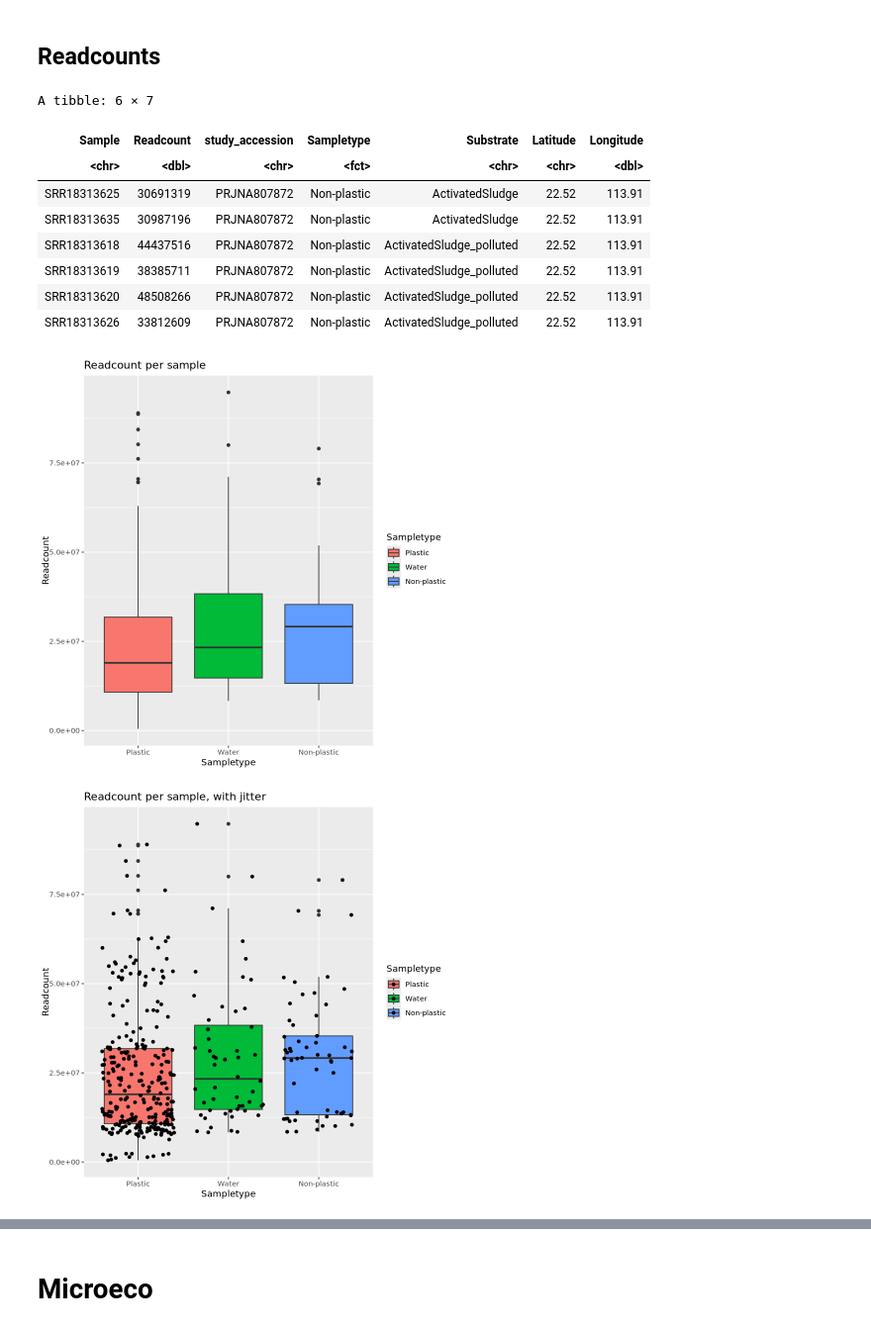
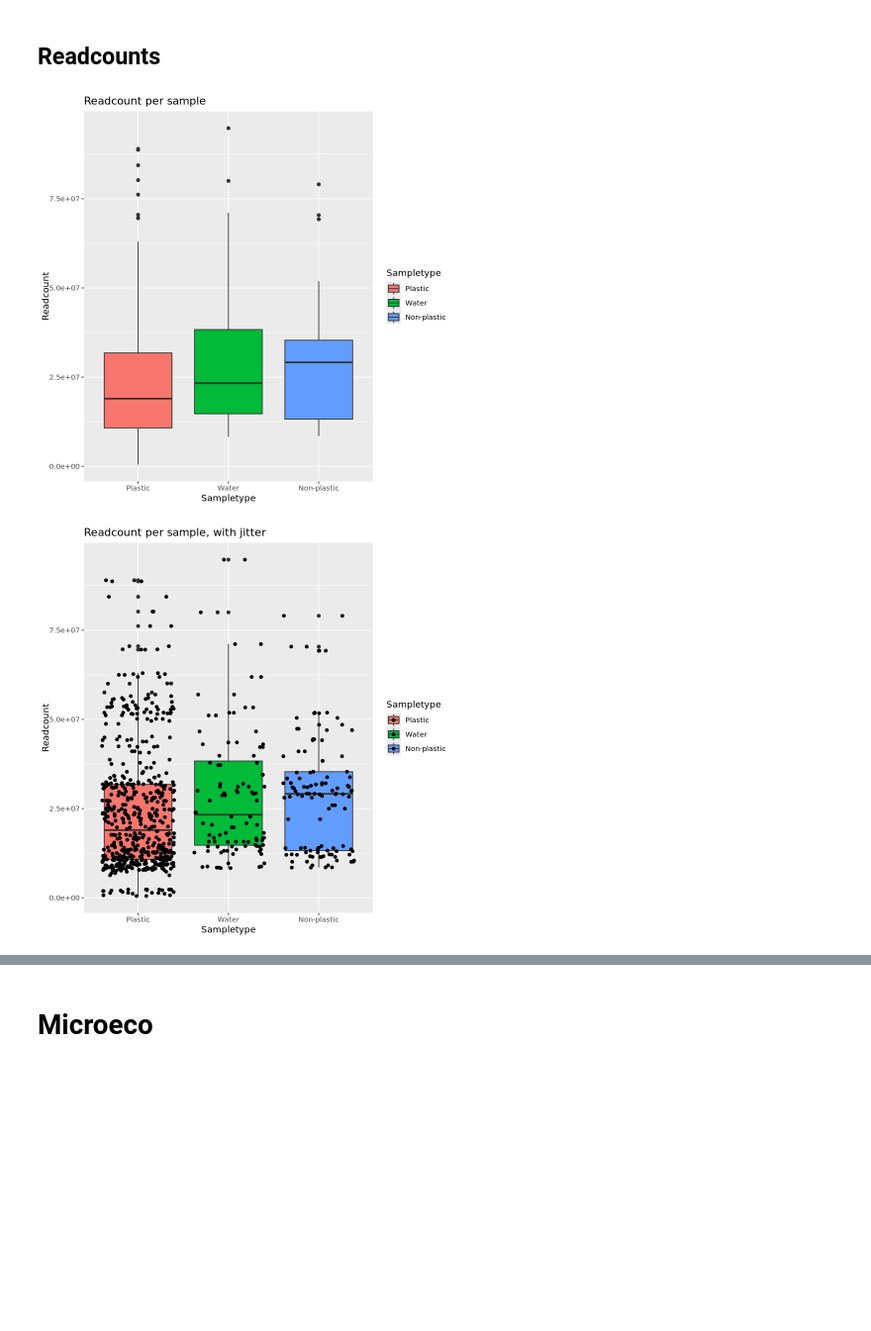
Before and after one commit to blomfelt/plastisphere, a Jupyter notebook: plastisphere.ipynb, the cells around one changed output, grey strips where cells are left out. Shown at 99% size. Drawn from its saved outputs; the diff is of its cells as text; code cells hidden in the pictures; blank space fills up the shorter version.

```diff
--- a/plastisphere.ipynb
+++ b/plastisphere.ipynb
@@ -222,22 +219,13 @@ A tibble: 1 × 797
 # %%
-df_sample_metadata <- df_transposed %>%
-    # Remove the read direction to get common sample name
+sample_metadata <- data.frame(Sample = names(df_normalized)[-1]) %>%
+    # Remove the read direction to get the common acccession name
     mutate(run_accession = str_remove(Sample, "_1|_2")) %>%
-    # Add the metadata by the common sample name
-    left_join(x = ., y = sample_metadata, by = join_by(run_accession))
-#dim(df_transposed)
-#length(df_sample_metadata$Sampletype)
-#df_sample_metadata[which(is.na(df_sample_metadata$Sampletype)), ]
-
-df_sample_metadata_filtered <- df_transposed_filtered %>%
-    # Remove the read direction to get common sample name
-    mutate(run_accession = str_remove(Sample, "_1|_2")) %>%
-    # Add the metadata by the common sample name
-    left_join(x = ., y = sample_metadata, by = join_by(run_accession))
+    # Add the metadata by run_accession
+    right_join(x = sample_metadata, y = ., by = join_by(run_accession))
 
 # No sampletype is NA:
-which(is.na(df_sample_metadata$Sampletype))
-unique(df_sample_metadata$Sampletype)
+which(is.na(sample_metadata$Sampletype))
+unique(sample_metadata$Sampletype)
 # %% [output]
 integer(0)
 [1] "Plastic"     "Water"       "Non-plastic"
@@ -283,39 +234,25 @@ integer(0)
 # %% [markdown]
 ## Readcounts
 # %%
-# Gives us a dataframe where row = sample and column = readcount
+# Gives us a dataframe where row = sample and column = readcount. Also the sample metadata is added.
 df_sample_readcount <- df_readcount %>%
     dplyr::select(!Description) %>%
     dplyr::select(contains("_1_val-Mut"))%>%
     pivot_longer(cols = everything(), names_to = "Sample", values_to = "Readcount") %>%
     mutate(Sample = str_remove(Sample, "_1_val-Mut")) %>%
     left_join(sample_metadata, by = join_by(Sample == run_accession)) %>%
     arrange(Sampletype, Substrate) %>%
     mutate(Sampletype = factor(Sampletype, levels = c("Plastic", "Water", "Non-plastic")))
-#data %>%
-#  arrange(val) %>%    # First sort by val. This sort the dataframe but NOT the factor levels
-#  mutate(name=factor(name, levels=name))
-head(df_sample_readcount)
-
 
 plot_readcount <- df_sample_readcount %>%
     #filter(Readcount < 5000000) %>%
     ggplot(aes(Sampletype, Readcount, fill = Sampletype))+
         geom_boxplot()+
         scale_color_colorblind()
         #geom_violin()
 
 plot_readcount + labs(title = "Readcount per sample")
 plot_readcount + geom_jitter() + labs(title = "Readcount per sample, with jitter")
 # %% [output]
-A tibble: 6 × 7
-| Sample | Readcount | study_accession | Sampletype | Substrate | Latitude | Longitude |
-| <chr> | <dbl> | <chr> | <fct> | <chr> | <chr> | <dbl> |
-| SRR18313625 | 30691319 | PRJNA807872 | Non-plastic | ActivatedSludge | 22.52 | 113.91 |
-| SRR18313635 | 30987196 | PRJNA807872 | Non-plastic | ActivatedSludge | 22.52 | 113.91 |
-| SRR18313618 | 44437516 | PRJNA807872 | Non-plastic | ActivatedSludge_polluted | 22.52 | 113.91 |
-| SRR18313619 | 38385711 | PRJNA807872 | Non-plastic | ActivatedSludge_polluted | 22.52 | 113.91 |
-| SRR18313620 | 48508266 | PRJNA807872 | Non-plastic | ActivatedSludge_polluted | 22.52 | 113.91 |
-| SRR18313626 | 33812609 | PRJNA807872 | Non-plastic | ActivatedSludge_polluted | 22.52 | 113.91 |
 [figure]
-[figure, old version]
+[figure, new version]
```
Also changed, not shown: parts of 48 cells of this notebook.
